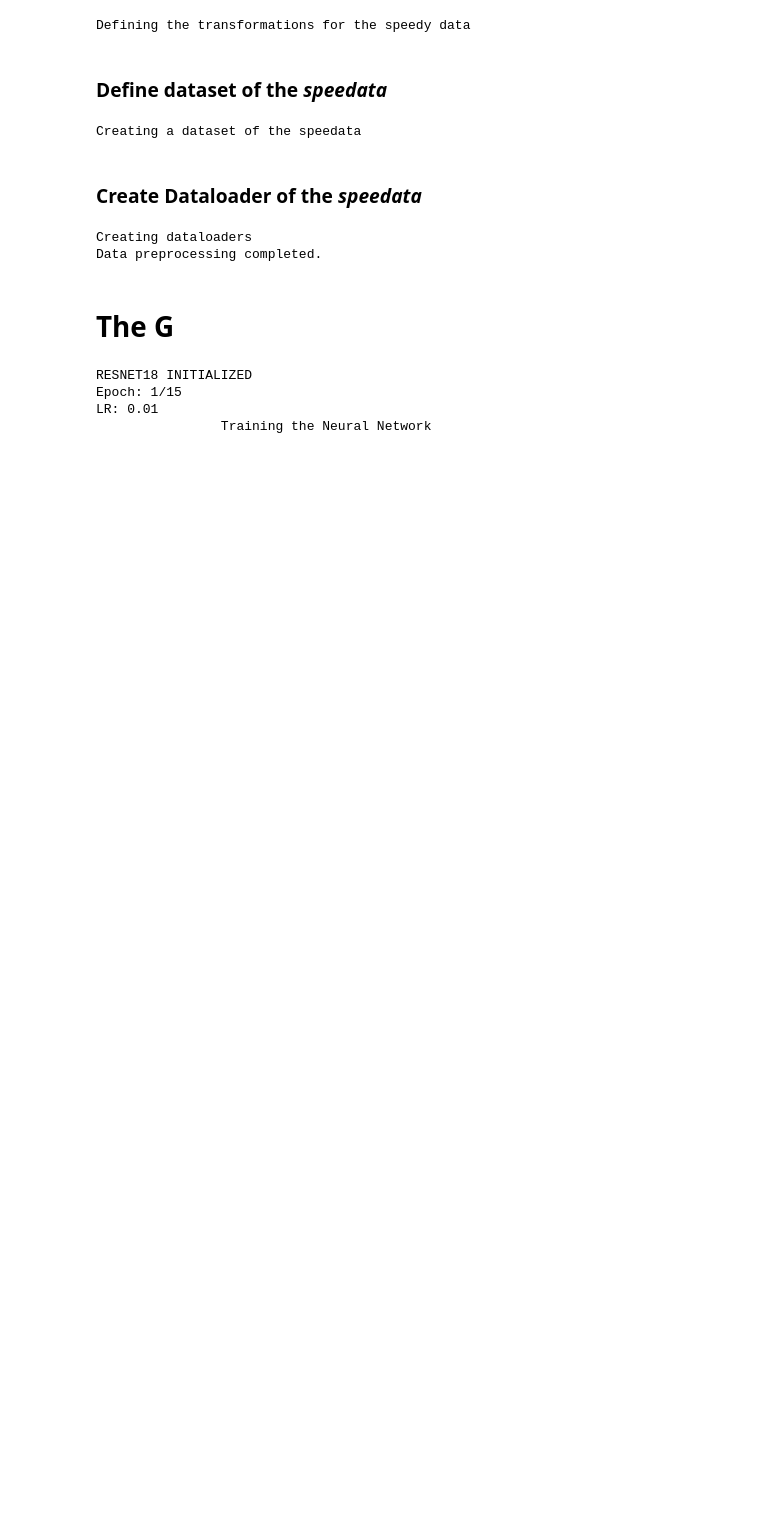
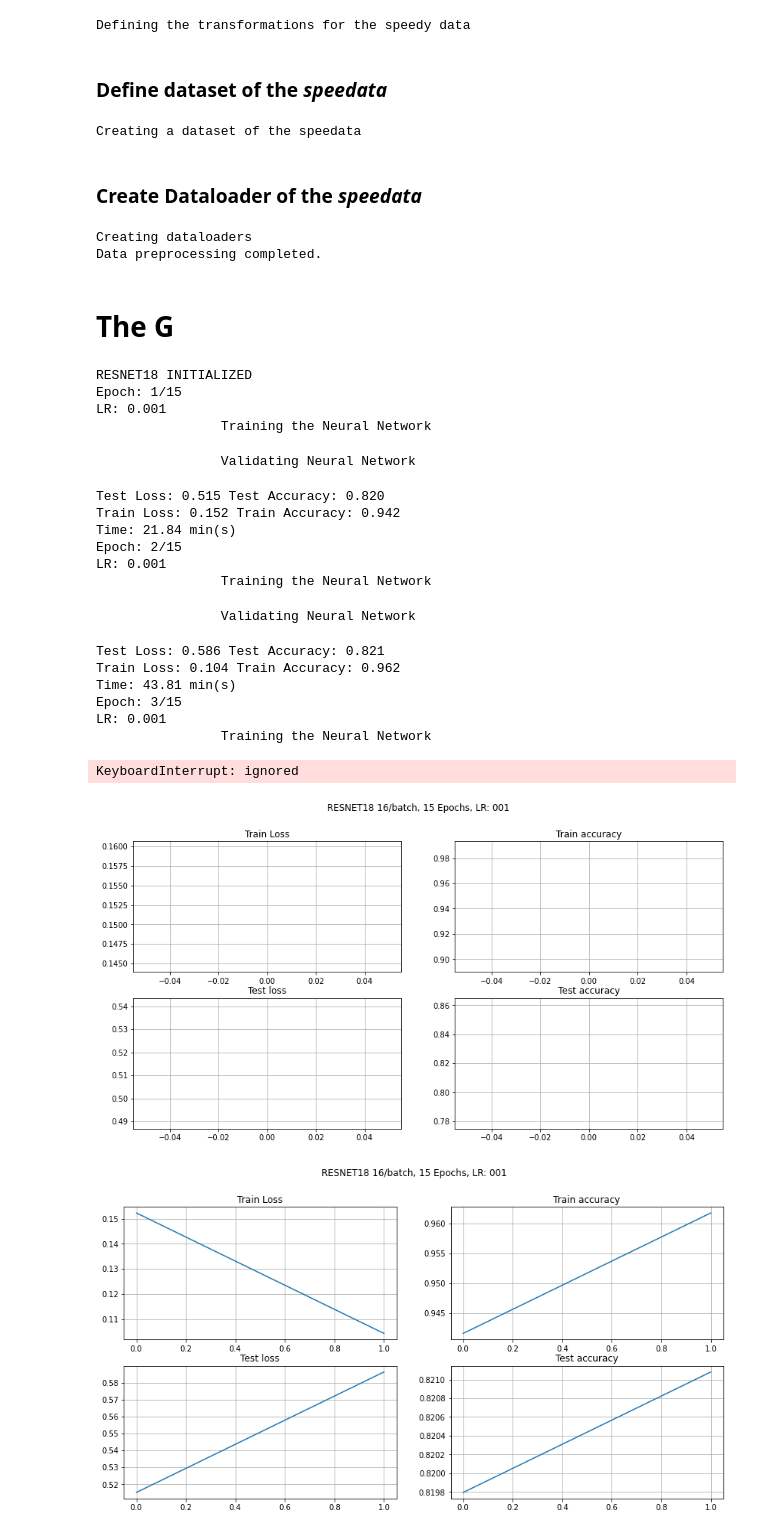
Before and after one commit to insaiyancvk/speedyblackman, a Jupyter notebook: speedy_work.ipynb, the cells around one changed output. Cells and saved outputs as stored; diff of their text form; code cells hidden in the pictures; blank space fills up the shorter version.

```diff
--- a/speedy_work.ipynb
+++ b/speedy_work.ipynb
@@ -259,15 +259,15 @@ done = False
 # its = [i for i in range(0,EPOCH,EPOCH//len(LRs))]
 
 resnet = resnet18()
-# resnet.fc = nn.Linear(resnet.fc.in_features,2)
+resnet.fc = nn.Linear(resnet.fc.in_features,2)
 # resnet.fc.register_forward_hook(lambda m, inp, out: F.dropout(out, p=0.5, training=m.training)) # add a dropout layer
-# resnet.load_state_dict(torch.load("/content/drive/MyDrive/speedata/workspace/models/SpeedyNet18.pth"))
+resnet.load_state_dict(torch.load("/content/drive/MyDrive/speedata/workspace/models/SpeedyNet18.pth"))
 resnet = resnet.to(device)
 print("RESNET18 INITIALIZED")
 send().msg("RESNET18 INITIALIZED")
 
 loss_func = nn.CrossEntropyLoss()
-optimizer = optim.Adam(resnet.parameters(), lr=0.01)
+optimizer = optim.Adam(resnet.parameters(), lr=0.001)
 NAME = f"SpeedyNet18"
 
 train_loss_vals = []
@@ -311,36 +311,53 @@ for ep in range(EPOCH):
 
       torch.save(resnet.state_dict(),model_name)
   fig, a = plt.subplots(2,2, squeeze=False, figsize=(14,7))
   a[0][0].plot(train_loss_vals)
   a[0][0].set_title("Train Loss")
   a[0][0].grid(True)
   a[0][1].plot(train_accuracy_vals)
   a[0][1].set_title("Train accuracy")
   a[0][1].grid(True)
   a[1][0].plot(test_loss_vals)
   a[1][0].set_title("Test loss")
   a[1][0].grid(True)
   a[1][1].plot(test_accuracy_vals)
   a[1][1].set_title("Test accuracy")
   a[1][1].grid(True)
   fig.suptitle(f"RESNET18 {BATCH}/batch, {EPOCH} Epochs, LR: {str(optimizer.param_groups[0]['lr']).replace('0.','')}\n")
   # plt.show()
-  performanceplot = f"{FOLDERS['PERFORMANCE']}/{NAME}.jpg"
-  # fig.savefig(performanceplot)
+  performanceplot = f"PERFORMANCE.jpg"
+  fig.savefig(performanceplot)
   send().pic(performanceplot)
   send().msg(messages)
   send().msg('———————————————————————')
 
 print(f"Total time taken to train for {EPOCH} epochs on ResNet18: {(time.time()-start)/60:.2f} min(s)")
 send().msg(f"Total time taken to train for {EPOCH} epochs ResNet18: {(time.time()-start)/60:.2f} min(s)")
 print(f"{max(train_accuracy_vals)*100:.2f}% highest train accuracy at {train_accuracy_vals.index(max(train_accuracy_vals))} epoch and {max(test_accuracy_vals)*100:.2f}% highest test accuracy at {test_accuracy_vals.index(max(test_accuracy_vals))} epoch")
 send().msg(f"{max(train_accuracy_vals)*100:.2f}% highest train accuracy at {train_accuracy_vals.index(max(train_accuracy_vals))} epoch and {max(test_accuracy_vals)*100:.2f}% highest test accuracy at {test_accuracy_vals.index(max(test_accuracy_vals))} epoch")
 done = True
 # %% [output]
 RESNET18 INITIALIZED
 Epoch: 1/15
-LR: 0.01
+LR: 0.001
                 Training the Neural Network
+                Validating Neural Network
+Test Loss: 0.515 Test Accuracy: 0.820
+Train Loss: 0.152 Train Accuracy: 0.942
+Time: 21.84 min(s)
+Epoch: 2/15
+LR: 0.001
+                Training the Neural Network
+                Validating Neural Network
+Test Loss: 0.586 Test Accuracy: 0.821
+Train Loss: 0.104 Train Accuracy: 0.962
+Time: 43.81 min(s)
+Epoch: 3/15
+LR: 0.001
+                Training the Neural Network
+KeyboardInterrupt: ignored
+[figure, added]
+[figure, added]
 # %%
 fig, a = plt.subplots(2,2, squeeze=False, figsize=(14,7))
 a[0][0].plot(train_loss_vals)
```
Also changed, not shown: parts of 3 cells of this notebook.
